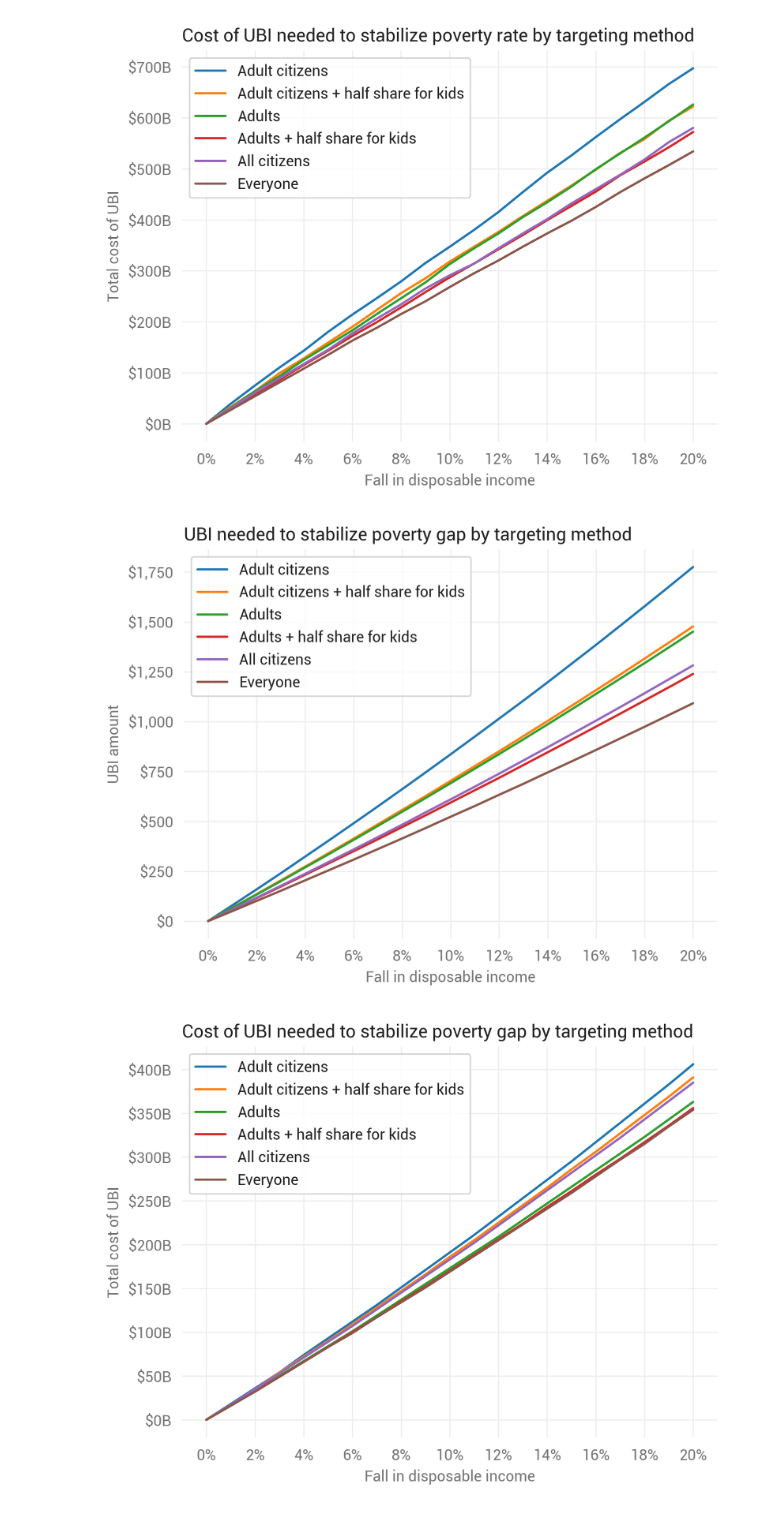
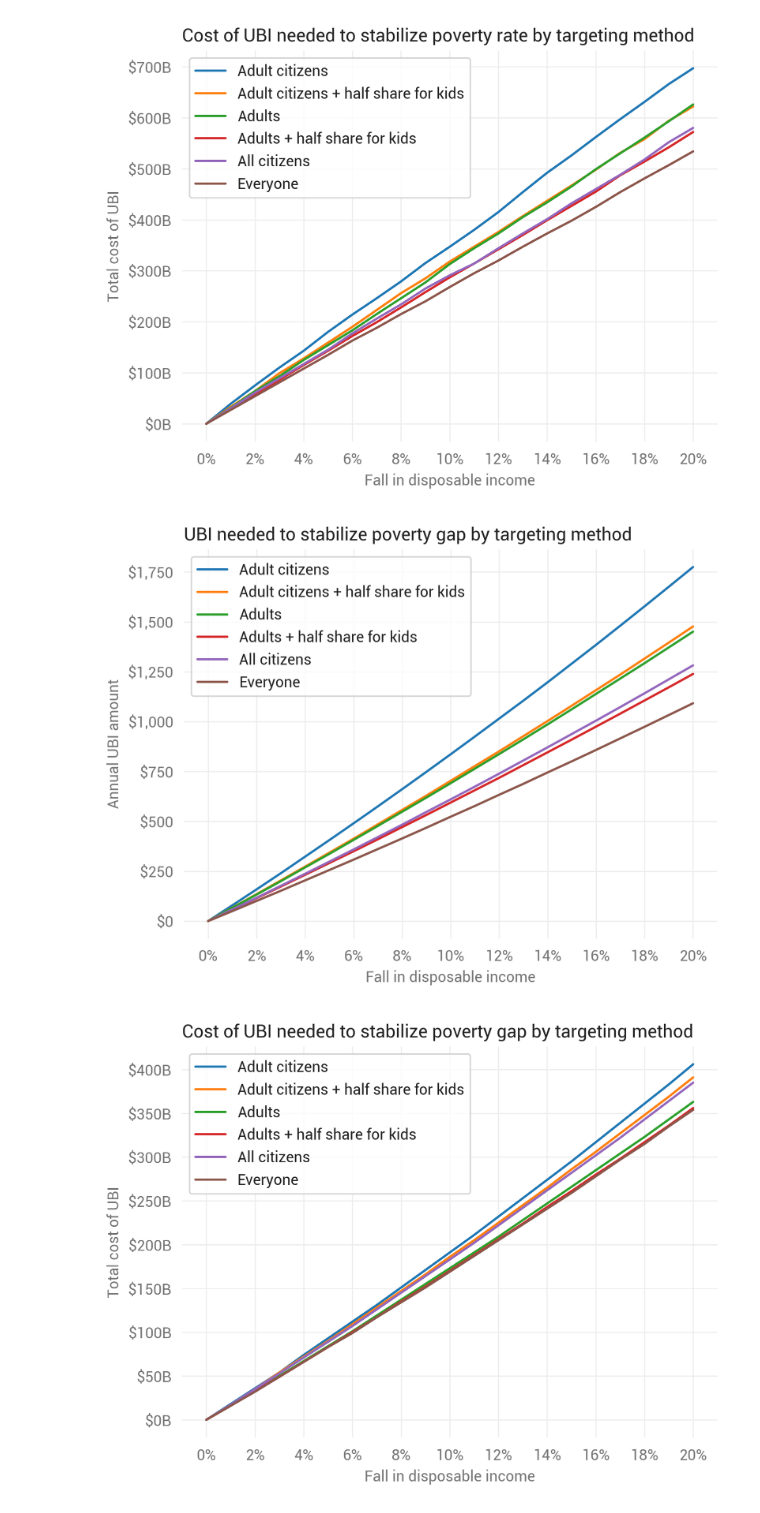
Before and after one commit to UBICenter/ubi-center, a Jupyter notebook: notebooks/covid/covid_ubi.ipynb, the cells around one changed output. Cells and saved outputs as stored; diff of their text form; code cells hidden in the pictures.

```diff
--- a/notebooks/covid/covid_ubi.ipynb
+++ b/notebooks/covid/covid_ubi.ipynb
@@ -583,17 +587,17 @@ plt.show()
 # %%
 ax = ubis_rate_pivot.pov_gap_ubi.plot.line()
 plt.title('UBI needed to stabilize poverty gap by targeting method',
           loc='left')
 ax.xaxis.set_major_formatter(mpl.ticker.PercentFormatter(xmax=1, decimals=0))
 ax.yaxis.set_major_formatter(mdf.dollar_format())
 plt.xticks(np.arange(0, 0.21, 0.02))
 plt.legend(title='')
 plt.xlabel('Fall in disposable income')
-plt.ylabel('UBI amount')
+plt.ylabel('Annual UBI amount')
 plt.savefig('charts/ubi_pov_gap.png')
 plt.show()
 # %% [output]
-[figure, old version]
+[figure, new version]
 # %%
 ax = ubis_rate_pivot.pov_gap_ubi_cost_b.plot.line()
 plt.title('Cost of UBI needed to stabilize poverty gap by targeting method',
```
Also changed, not shown: parts of 5 cells of this notebook, 6 other files.
